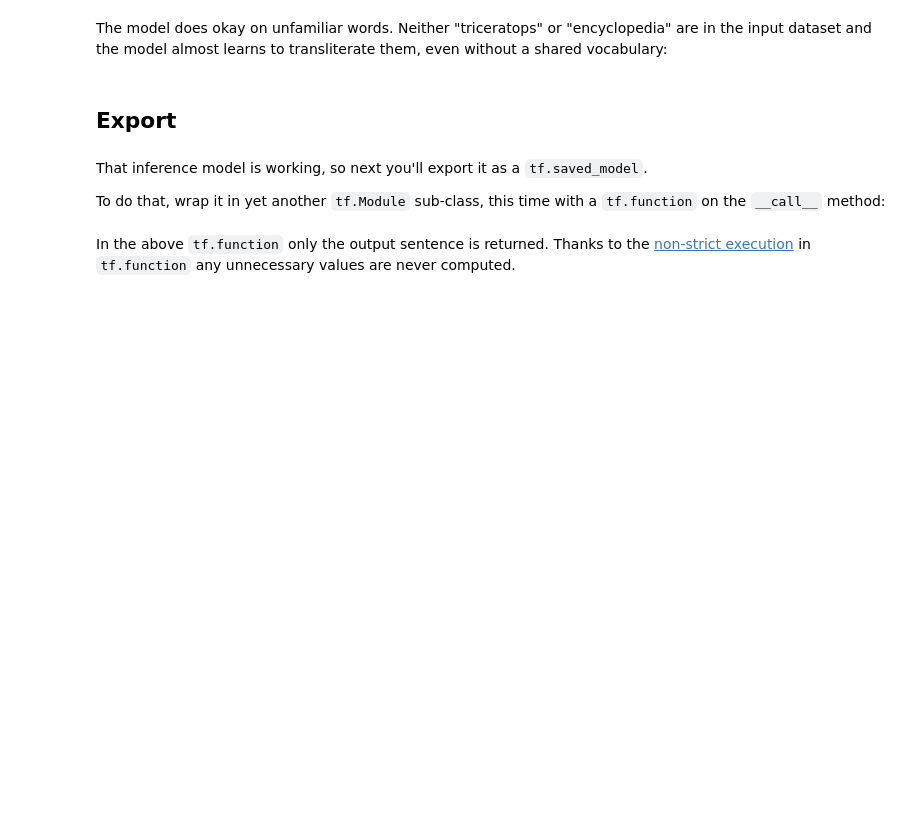
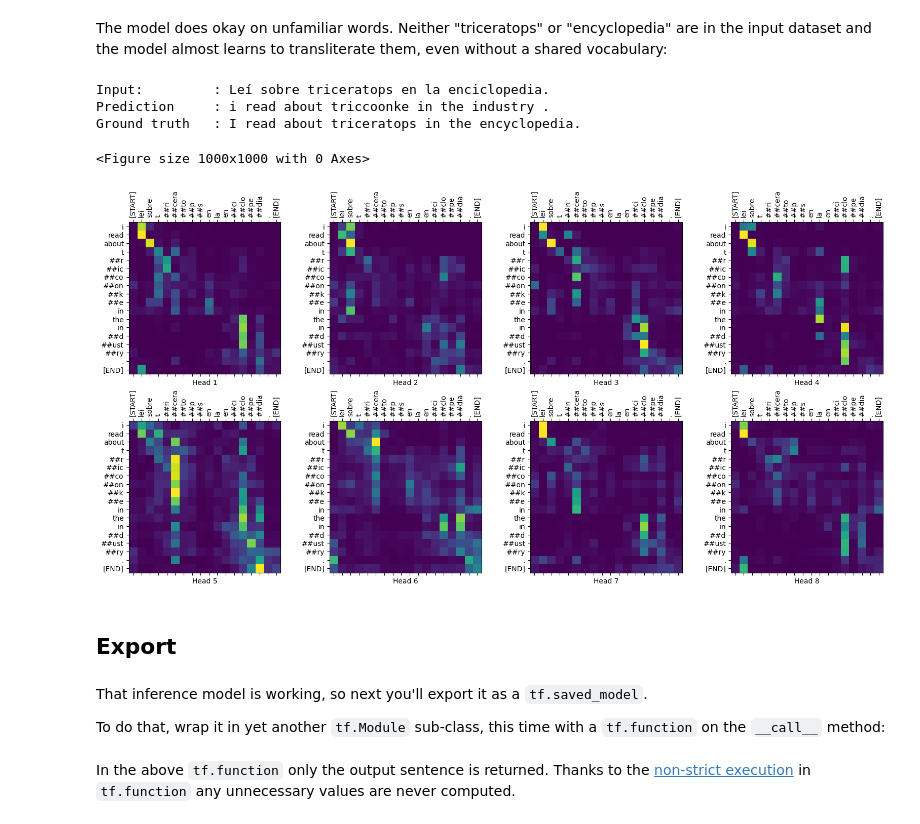
Before and after one commit to xyanoxus/Fundamentals-of-Deep-Learning-Models, a Jupyter notebook: FDLM_L09_01_Transformer_lab.ipynb, the cells around one changed output. Saved outputs shown, nothing was run; the diff lists cells and outputs as text; code cells hidden in the pictures; blank space fills up the shorter version.

```diff
--- a/FDLM_L09_01_Transformer_lab.ipynb
+++ b/FDLM_L09_01_Transformer_lab.ipynb
@@ -1176,12 +1504,12 @@ class Translator(tf.Module):
         self.transformer = transformer
 
     def __call__(self, sentence, max_length=MAX_TOKENS):
-        # input sentence is portuguese, hence adding the start and end token
+        # input sentence is spanish, hence adding the start and end token
         assert isinstance(sentence, tf.Tensor)
         if len(sentence.shape) == 0:
             sentence = sentence[tf.newaxis]
 
-        sentence = self.tokenizers.pt.tokenize(sentence).to_tensor()
+        sentence = self.tokenizers.es.tokenize(sentence).to_tensor()
 
         encoder_input = sentence
 
@@ -1262,7 +1602,7 @@ print_translation(sentence, translated_text, ground_truth)
 # %% [markdown]
 The `Translator` class returns a dictionary of attention maps you can use to visualize the internal working of the model:
 # %%
-sentence = 'este é o primeiro livro que eu fiz.'
+sentence = 'este es el primer libro que he hecho.'
 ground_truth = "this is the first book i've ever done."
 
 translated_text, translated_tokens, attention_weights = translator(
@@ -1294,5 +1640,5 @@ attention.shape
 # %%
 in_tokens = tf.convert_to_tensor([sentence])
-in_tokens = tokenizers.pt.tokenize(in_tokens).to_tensor()
-in_tokens = tokenizers.pt.lookup(in_tokens)[0]
+in_tokens = tokenizers.es.tokenize(in_tokens).to_tensor()
+in_tokens = tokenizers.es.lookup(in_tokens)[0]
 in_tokens
@@ -1305,8 +1661,8 @@ plot_attention_head(in_tokens, translated_tokens, attention)
 # %%
 def plot_attention_weights(sentence, translated_tokens, attention_heads):
     in_tokens = tf.convert_to_tensor([sentence])
-    in_tokens = tokenizers.pt.tokenize(in_tokens).to_tensor()
-    in_tokens = tokenizers.pt.lookup(in_tokens)[0]
+    in_tokens = tokenizers.es.tokenize(in_tokens).to_tensor()
+    in_tokens = tokenizers.es.lookup(in_tokens)[0]
     in_tokens
 
     fig = plt.figure(figsize=(16, 8))
@@ -1328,16 +1687,22 @@ plot_attention_weights(sentence, translated_tokens,
 # %% [markdown]
 The model does okay on unfamiliar words. Neither "triceratops" or "encyclopedia" are in the input dataset and the model almost learns to transliterate them, even without a shared vocabulary:
 # %%
-sentence = 'Eu li sobre triceratops na enciclopédia.'
+sentence = 'Leí sobre triceratops en la enciclopedia.'
 ground_truth = 'I read about triceratops in the encyclopedia.'
 
 translated_text, translated_tokens, attention_weights = translator(
     tf.constant(sentence))
 print_translation(sentence, translated_text, ground_truth)
 
 plt.figure(figsize=(10,10))
 
 plot_attention_weights(sentence, translated_tokens, attention_weights[0])
+# %% [output]
+Input:         : Leí sobre triceratops en la enciclopedia.
+Prediction     : i read about triccoonke in the industry .
+Ground truth   : I read about triceratops in the encyclopedia.
+<Figure size 1000x1000 with 0 Axes>
+[figure, added]
 # %% [markdown]
 ## Export
 # %% [markdown]
```
Also changed, not shown: parts of 74 cells of this notebook.
